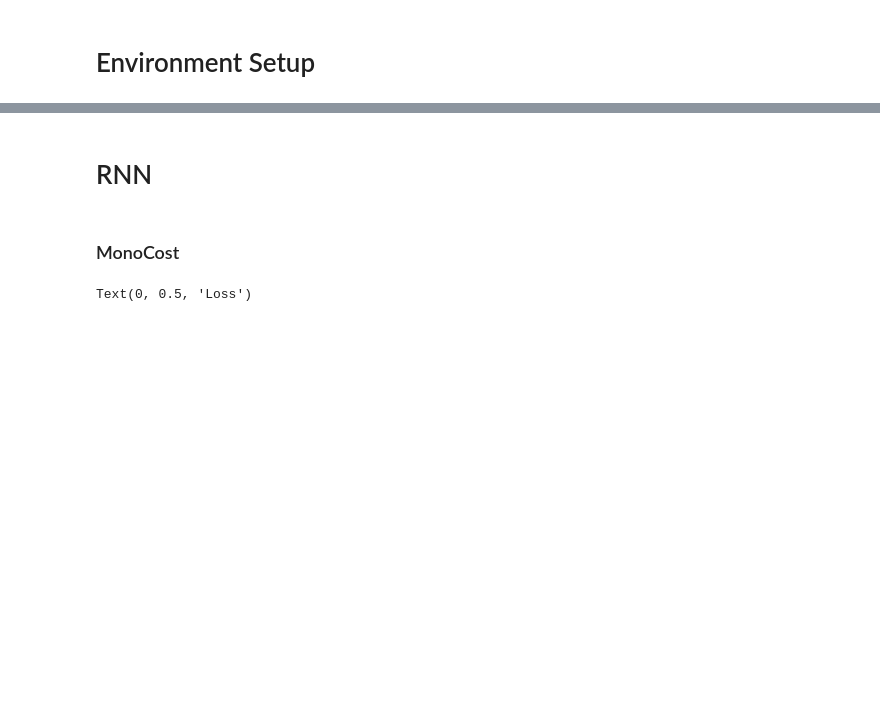
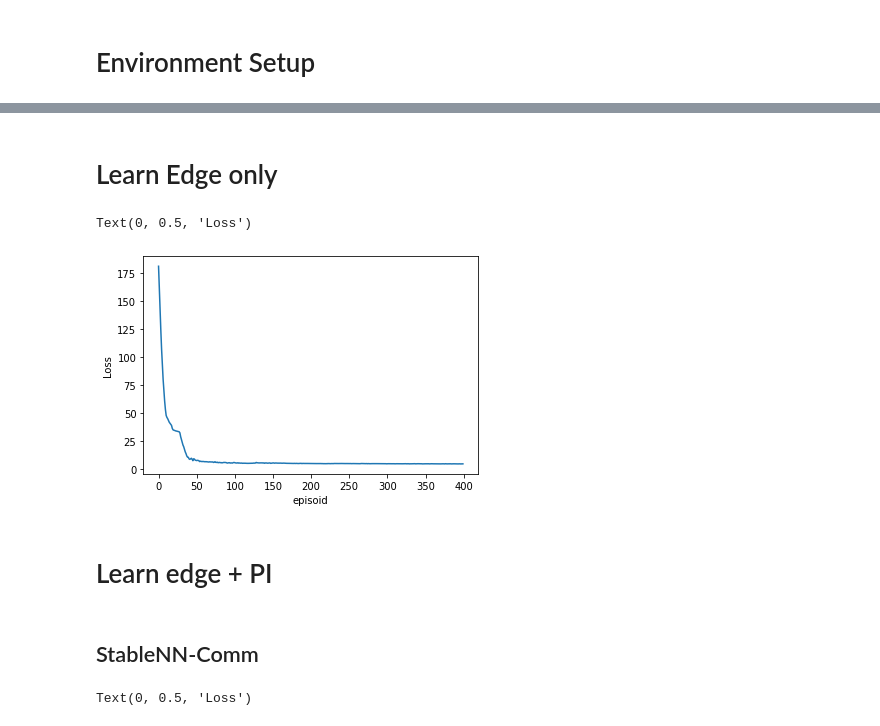
Before and after one commit to Wenqi-Cui/NeuralPI_Networked_Systems, a Jupyter notebook: Vehicle.ipynb, the cells around one changed output, grey strips where cells are left out. Drawn from its saved outputs; the diff is of its cells as text; code cells hidden in the pictures; blank space fills up the shorter version.

```diff
--- a/Vehicle.ipynb
+++ b/Vehicle.ipynb
@@ -159,7 +158,5 @@ f = open('param_vehicle.pckl', 'rb')
 f.close()
 env = Traffic(v0, v1, v_ref, k, delta_t, dim_action, max_action_edge, dim_edge,
                 Penalty_action, coef_cost, incidence,  incidence_comm, feedbackfun ='tanh')
-# %% [markdown]
-# RNN
-# %% [markdown]
-### MonoCost
+# %% [markdown]
+# Learn Edge only
@@ -166,3 +331,14 @@ env = Traffic(v0, v1, v_ref, k, delta_t, dim_action, max_action_edge, dim_edge,
+# %%
+plt.plot(Loss_record_edge)
+plt.xlabel('episoid')
+plt.ylabel('Loss')
+# %% [output]
+Text(0, 0.5, 'Loss')
+[figure, added]
+# %% [markdown]
+# Learn edge + PI
+# %% [markdown]
+## StableNN-Comm
 # %%
 ### edge and P control
 # RNN Cell to integrate state transition dynamics
```
Also changed, not shown: parts of 33 cells of this notebook, 1 other file.
